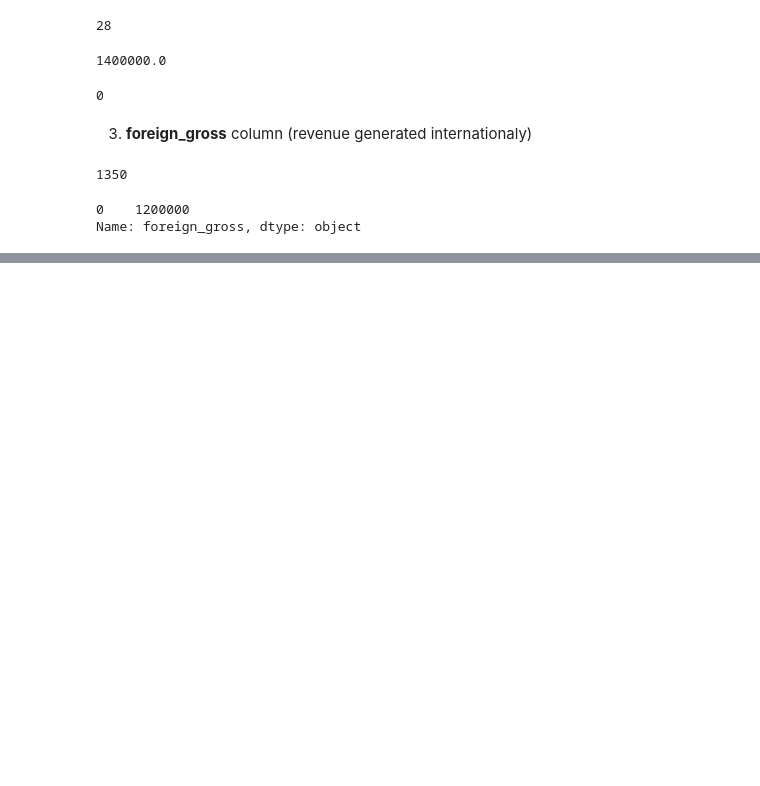
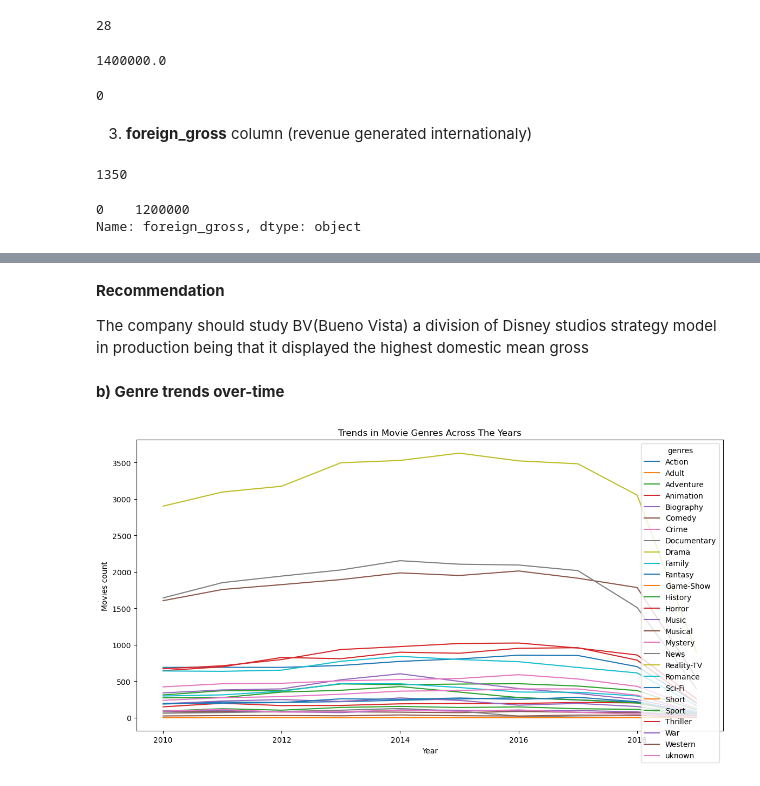
Before and after one commit to Meshack7468/PROJECT-2, a Jupyter notebook: index.ipynb, the cells around one changed output, grey strips where cells are left out. Cells and saved outputs as stored; diff of their text form; code cells hidden in the pictures; blank space fills up the shorter version.

```diff
--- a/index.ipynb
+++ b/index.ipynb
@@ -156,7 +153,7 @@ Name: genres, dtype: object
 # %% [markdown]
 **we fill NaNs with mode because genres is a nominal categorical variable**
 # %%
-movie_details_df["genres"]=movie_details_df["genres"].fillna("Drama")
+movie_details_df["genres"]=movie_details_df["genres"].fillna("uknown")
 # %%
 movie_details_df["genres"].isna().sum()
 # %% [output]
@@ -187,5 +183,5 @@ Name: runtime_minutes, dtype: float64
 # %%
-movie_details_df["runtime_minutes"]=movie_details_df["runtime_minutes"].fillna(90.0)
+movie_details_df["runtime_minutes"]=movie_details_df["runtime_minutes"].fillna(91.0)
 # %%
 movie_details_df["runtime_minutes"].isna().sum()
 # %% [output]
@@ -256,0 +342,20 @@ Name: foreign_gross, dtype: object
+# %% [markdown]
+**Recommendation**
+
+The company should study BV(Bueno Vista) a division of Disney studios strategy model in production being that it displayed the highest domestic mean gross
+# %% [markdown]
+**b) Genre trends over-time**
+# %%
+# spliting strings with 2 or more genres in a string to one
+movie_details_df["genres"] = movie_details_df["genres"].apply(lambda x: x.split(",") if isinstance(x,str) else x)
+movie_details_df = movie_details_df.explode("genres")
+
+genre_trends = pd.crosstab(movie_details_df["start_year"],movie_details_df["genres"])
+
+genre_trends.plot(figsize=(14, 7))
+plt.xlabel("Year")
+plt.ylabel("Movies count")
+plt.title("Trends in Movie Genres Across The Years")
+plt.show()
+# %% [output]
+[figure, added]
```
Also changed, not shown: parts of 25 cells of this notebook.
